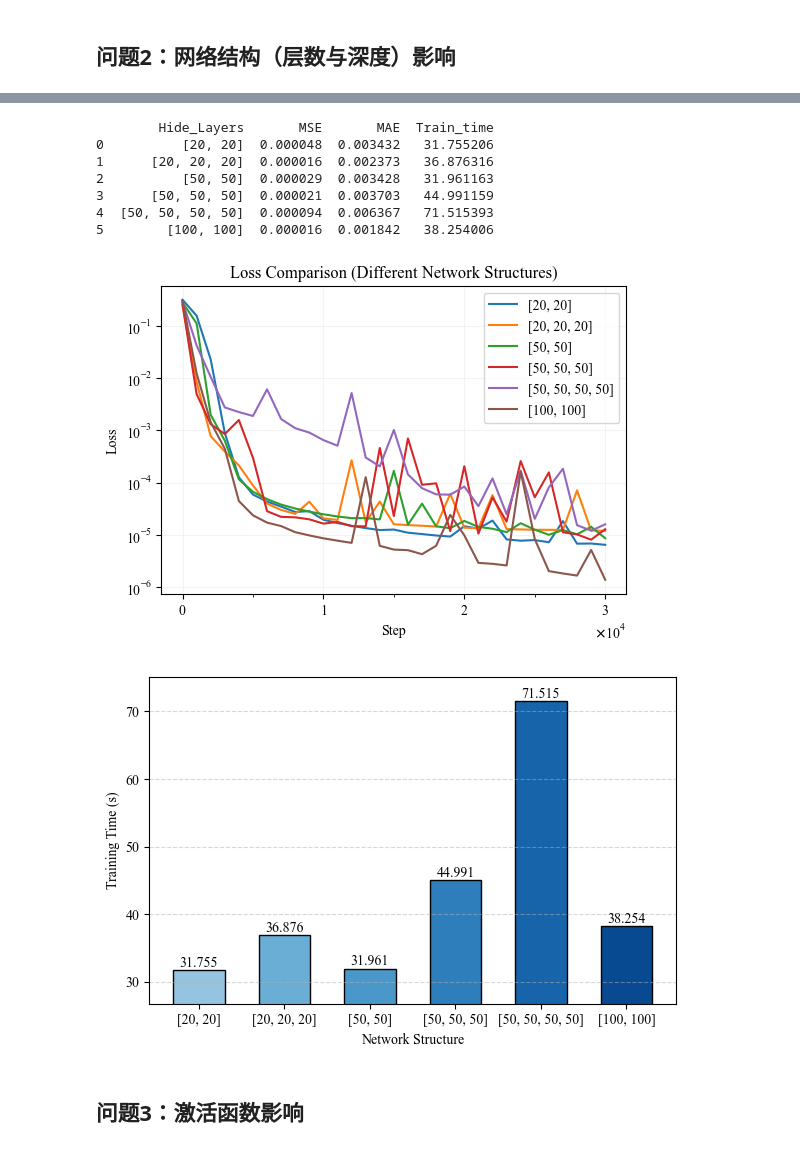
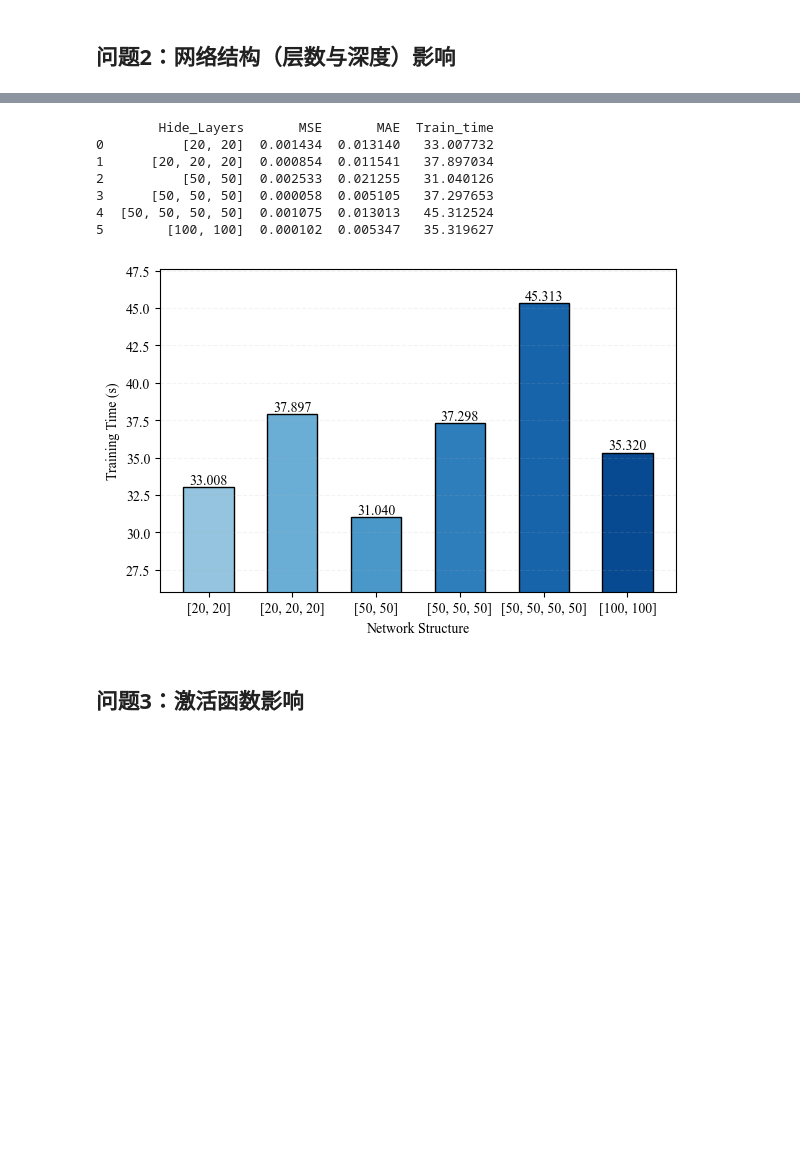
Before and after one commit to ExplorXin/SciML_Course_Homework, a Jupyter notebook: hom1/main.ipynb, the cells around one changed output, grey strips where cells are left out. Drawn from its saved outputs; the diff is of its cells as text; code cells hidden in the pictures; blank space fills up the shorter version.

```diff
--- a/hom1/main.ipynb
+++ b/hom1/main.ipynb
@@ -147,7 +150,7 @@ array([    0,  1000,  2000,  3000,  4000,  5000,  6000,  7000,  8000,
 # %%
 ## ----初始测验----
 #  网络结构层数与深度
-layers = [1] + [50]*2 + [1]
+layers = [1] + [20]*2 + [1]
 # 激活函数
 actn = 'tanh'
 # 训练轮次
@@ -174,10 +177,9 @@ plt.show()
 # %%
 # 损失函数
-partial_n = np.array([i for i in range(0,epochs+1,1000)])
+partial_100n = np.array([j for j in range(0,epochs+1,100)])
 
 fig, ax = plt.subplots(figsize=(6,4))
-plt.plot(partial_n, partial_loss)
-
+plt.plot(partial_100n, loss)
 
 ax.set_yscale('log')
 ax.yaxis.set_major_locator(ticker.LogLocator(base=10))
@@ -258,6 +260,29 @@ def plot_loss(loss_dict, title):
     plt.legend()
     plt.show()
 
+# 损失函数可视化
+def plot_loss_100(loss, key):
+    fig, ax = plt.subplots(figsize=(6,4))
+    ax.plot(partial_100n, loss, label=key)
+
+    ax.set_yscale('log')
+    ax.yaxis.set_major_locator(ticker.LogLocator(base=10))
+    ax.yaxis.set_minor_locator(ticker.NullLocator())
+
+    ax.xaxis.set_major_locator(ticker.MultipleLocator(10000))
+    ax.xaxis.set_minor_locator(ticker.MultipleLocator(5000))
+
+    formatter = ticker.ScalarFormatter(useMathText=True)
+    formatter.set_powerlimits((4,4))
+    ax.xaxis.set_major_formatter(formatter)
+
+    plt.xlabel('Step')
+    plt.ylabel('Loss')
+    plt.grid(ls='-', alpha=0.15)
+    # plt.title(title)
+    plt.legend()
+    plt.show()
+
 
 # 训练时间图
 def plot_train_time(dict, time_list, xlabel):
@@ -278,7 +303,7 @@ def plot_train_time(dict, time_list, xlabel):
         plt.text(bar.get_x() + bar.get_width()/2,
                  height + 0.02, f"{height:.3f}", ha='center', va='bottom')
 
-    plt.grid(axis='y', linestyle='--', alpha=0.5)
+    plt.grid(axis='y', linestyle='--', alpha=0.15)
     plt.tight_layout()
     plt.show()
 # %% [markdown]
@@ -364,5 +392,6 @@ for s in hide_layers:
     time_list_q2.append(train_time_q2)
 
     plot_curve(x_test_q2, y_true_q2, y_pred_q2, str(s))
+    plot_loss_100(loss_q2, str(s))
 # %% [output]
 当前网络结构： [1, 20, 20, 1]
@@ -386,22 +414,21 @@ MSE: 1.5665335735482885e-05 MAE: 0.0018416941556798543 Train_time: 38.2540056705
 # %%
 # 比较MSE/MAE/损失曲线/训练时间
 df_q2=pd.DataFrame(results_q2,columns=['Hide_Layers','MSE','MAE','Train_time'])
 print(df_q2)
 
 
-plot_loss(loss_dict_q2, title='Loss Comparison (Different Network Structures)')
+# plot_loss(loss_dict_q2, title='Loss Comparison (Different Network Structures)')
 
 plot_train_time(hide_layers, time_list_q2, xlabel="Network Structure")
 # %% [output]
         Hide_Layers       MSE       MAE  Train_time
-0          [20, 20]  0.000048  0.003432   31.755206
-1      [20, 20, 20]  0.000016  0.002373   36.876316
-2          [50, 50]  0.000029  0.003428   31.961163
-3      [50, 50, 50]  0.000021  0.003703   44.991159
-4  [50, 50, 50, 50]  0.000094  0.006367   71.515393
-5        [100, 100]  0.000016  0.001842   38.254006
+0          [20, 20]  0.001434  0.013140   33.007732
+1      [20, 20, 20]  0.000854  0.011541   37.897034
+2          [50, 50]  0.002533  0.021255   31.040126
+3      [50, 50, 50]  0.000058  0.005105   37.297653
+4  [50, 50, 50, 50]  0.001075  0.013013   45.312524
+5        [100, 100]  0.000102  0.005347   35.319627
-[figure, old version]
+[figure, new version]
-[figure, removed]
 # %% [markdown]
 ## 问题3：激活函数影响
 # %%
```
Also changed, not shown: parts of 10 cells of this notebook, 15 other files.
